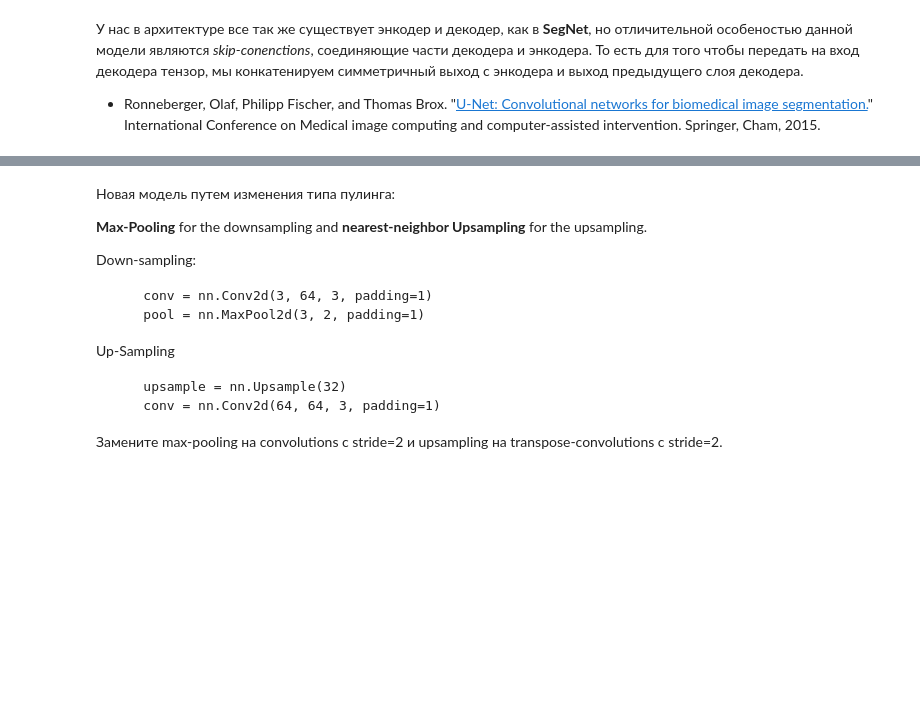
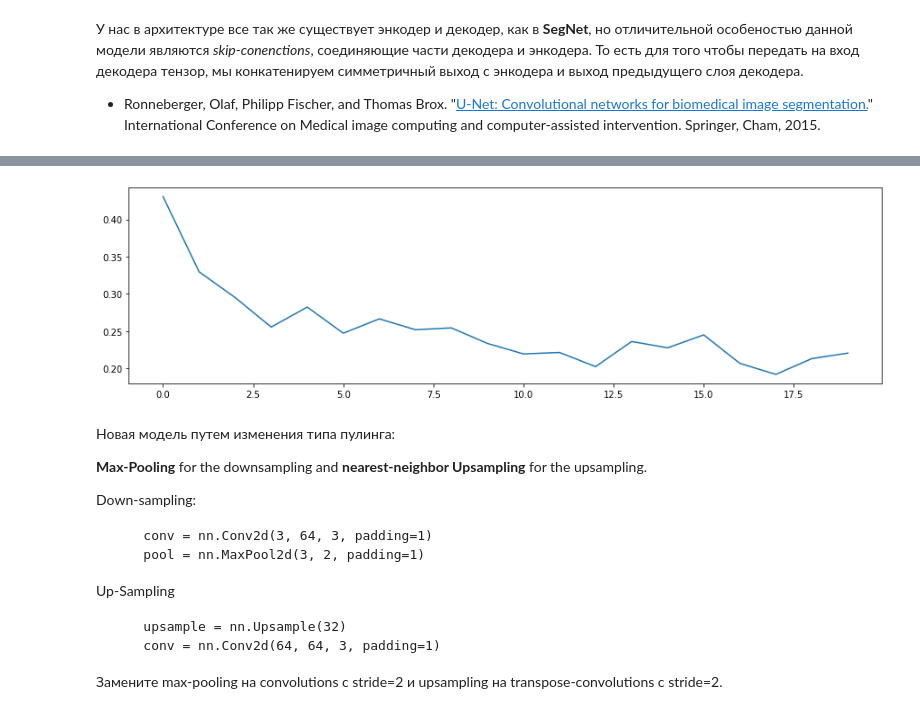
Before and after one commit to OlegTkhor/DLS_homework, a Jupyter notebook: [hw]semantic_segmentation.ipynb, the cells around one changed output, grey strips where cells are left out. Saved outputs shown, nothing was run; the diff lists cells and outputs as text; code cells hidden in the pictures; blank space fills up the shorter version.

```diff
--- a/[hw]semantic_segmentation.ipynb
+++ b/[hw]semantic_segmentation.ipynb
@@ -768,3 +773,8 @@ score_model(unet_model, iou_pytorch, data_val)
+# %%
+plt.plot(unet_loss)
+plt.show()
+# %% [output]
+[figure, added]
 # %% [markdown]
 Новая модель путем изменения типа пулинга:
 
```
Also changed, not shown: parts of 5 cells of this notebook.
